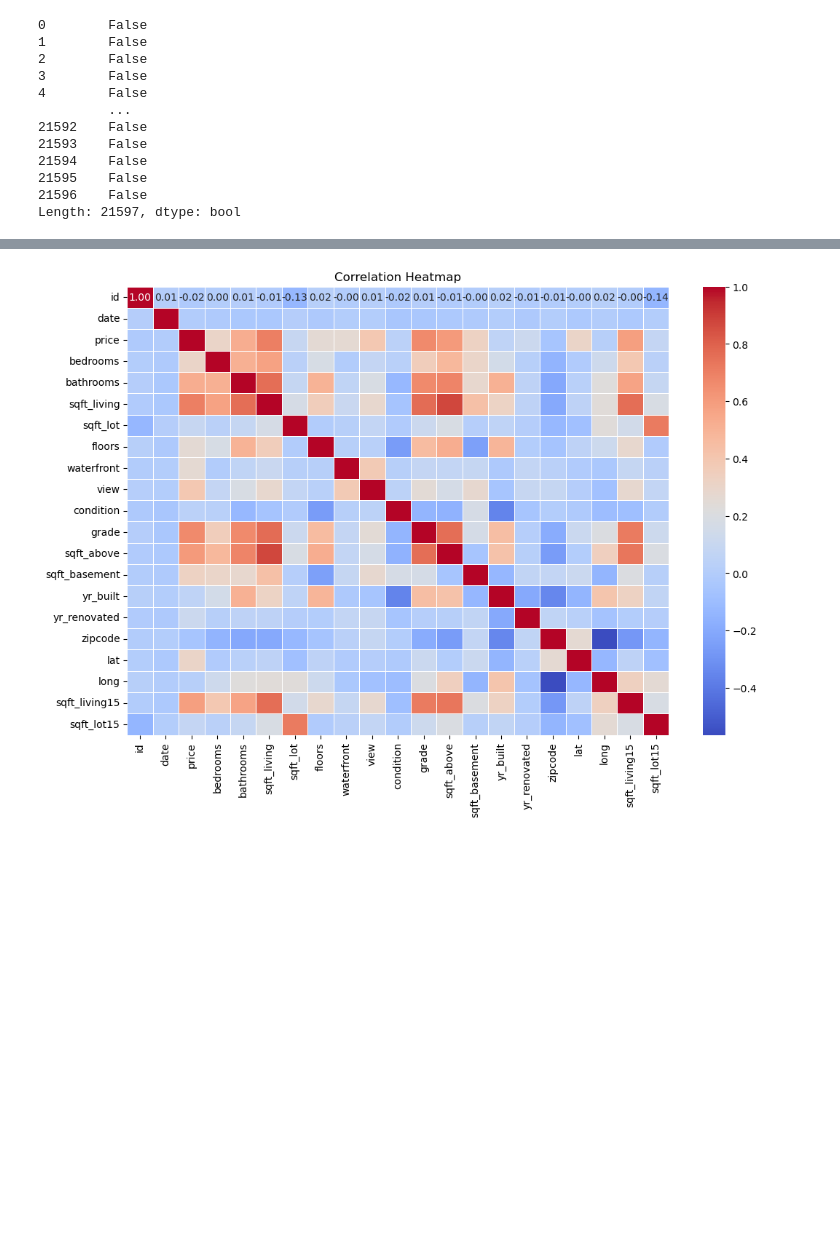
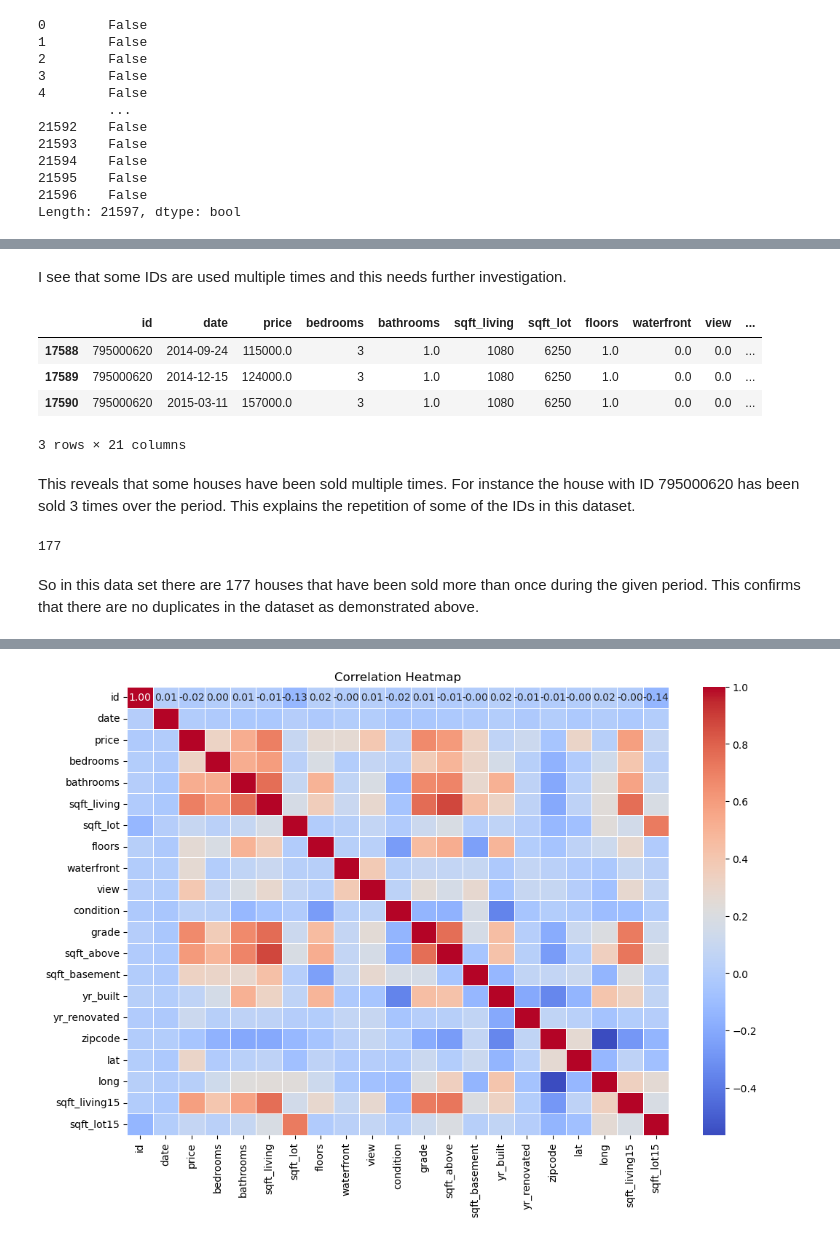
Before and after one commit to ShamlaA/Phase-2-Group-17-Project, a Jupyter notebook: Work_in_Progress/Shamla.ipynb, the cells around one changed output, grey strips where cells are left out. Drawn from its saved outputs; the diff is of its cells as text; code cells hidden in the pictures; blank space fills up the shorter version.

```diff
--- a/Work_in_Progress/Shamla.ipynb
+++ b/Work_in_Progress/Shamla.ipynb
@@ -286,0 +301,21 @@ df.duplicated('id').sum()
+# %% [markdown]
+I see that some IDs are used multiple times and this needs further investigation.
+# %%
+# Investigating the 795000620 ID unique identifier.
+df[df["id"]==795000620]
+# %% [output]
+|  | id | date | price | bedrooms | bathrooms | sqft_living | sqft_lot | floors | waterfront | view | ... |
+| 17588 | 795000620 | 2014-09-24 | 115000.0 | 3 | 1.0 | 1080 | 6250 | 1.0 | 0.0 | 0.0 | ... |
+| 17589 | 795000620 | 2014-12-15 | 124000.0 | 3 | 1.0 | 1080 | 6250 | 1.0 | 0.0 | 0.0 | ... |
+| 17590 | 795000620 | 2015-03-11 | 157000.0 | 3 | 1.0 | 1080 | 6250 | 1.0 | 0.0 | 0.0 | ... |
+3 rows × 21 columns
+# %% [markdown]
+This reveals that some houses have been sold multiple times. For instance the house with ID 795000620 has been sold 3 times over the period. This explains the repetition of some of the IDs in this dataset.
+# %%
+# Checking how many houses have been sold multiple times.
+houses_sold_more_than_1times =len(df["id"])-len(df["id"].value_counts())
+houses_sold_more_than_1times
+# %% [output]
+177
+# %% [markdown]
+So in this data set there are 177 houses that have been sold more than once during the given period. This confirms that there are no duplicates in the dataset as demonstrated above.
```
Also changed, not shown: parts of 34 cells of this notebook.
